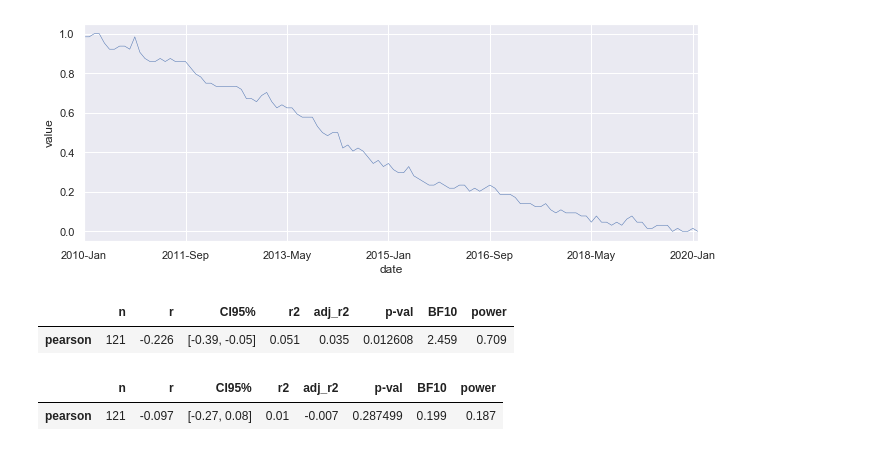
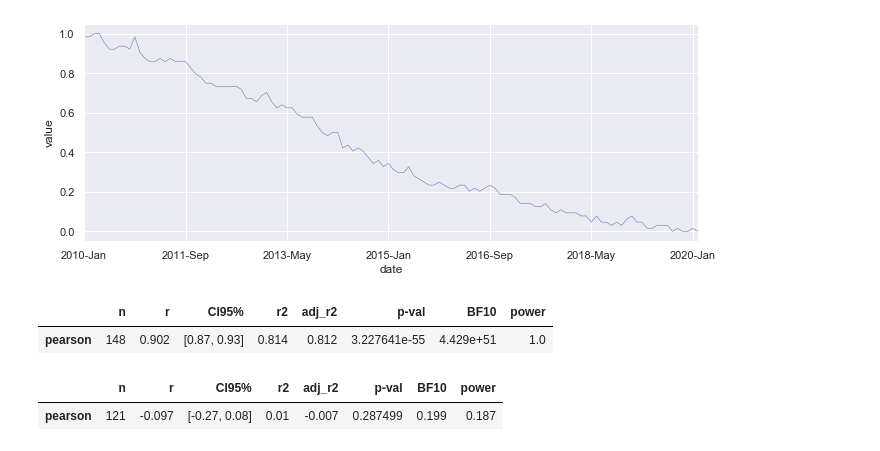
Before and after one commit to varun331/Python, a Jupyter notebook: Regression analysis.ipynb, the cells around one changed output. Drawn from its saved outputs; the diff is of its cells as text; code cells hidden in the pictures.

```diff
--- a/Regression analysis.ipynb
+++ b/Regression analysis.ipynb
@@ -122,0 +355,8 @@ adspendscale['pandas_EMA'] = adspendscale.iloc[:,22].ewm(span=40,adjust=False).m
+# %%
+df = pd.merge(jobless,cci1)
+# %%
+df = df.merge(snp1)
+# %%
+df = df.merge(senti)
+# %%
+df['consentival'] = df['consentival'].apply(pd.to_numeric,errors='coerce')
@@ -187,10 +404,10 @@ Text(0, 0.5, 'value')
 [figure]
 # %%
 import pingouin as pg
-pg.corr(x=unempscale['value'].iloc[0:121], y=adspendscale['GRAND TOTAL'])
+pg.corr(x=df['CCI value'], y=df['consentival'])
 # %% [output]
 |  | n | r | CI95% | r2 | adj_r2 | p-val | BF10 | power |
-| pearson | 121 | -0.226 | [-0.39, -0.05] | 0.051 | 0.035 | 0.012608 | 2.459 | 0.709 |
+| pearson | 148 | 0.902 | [0.87, 0.93] | 0.814 | 0.812 | 3.227641e-55 | 4.429e+51 | 1.0 |
 # %%
 import pingouin as pg
 pg.corr(x=unempchange['ratechange'].iloc[0:121], y=adspendchange['GRAND TOTAL'])
```
Also changed, not shown: parts of 167 cells of this notebook.
